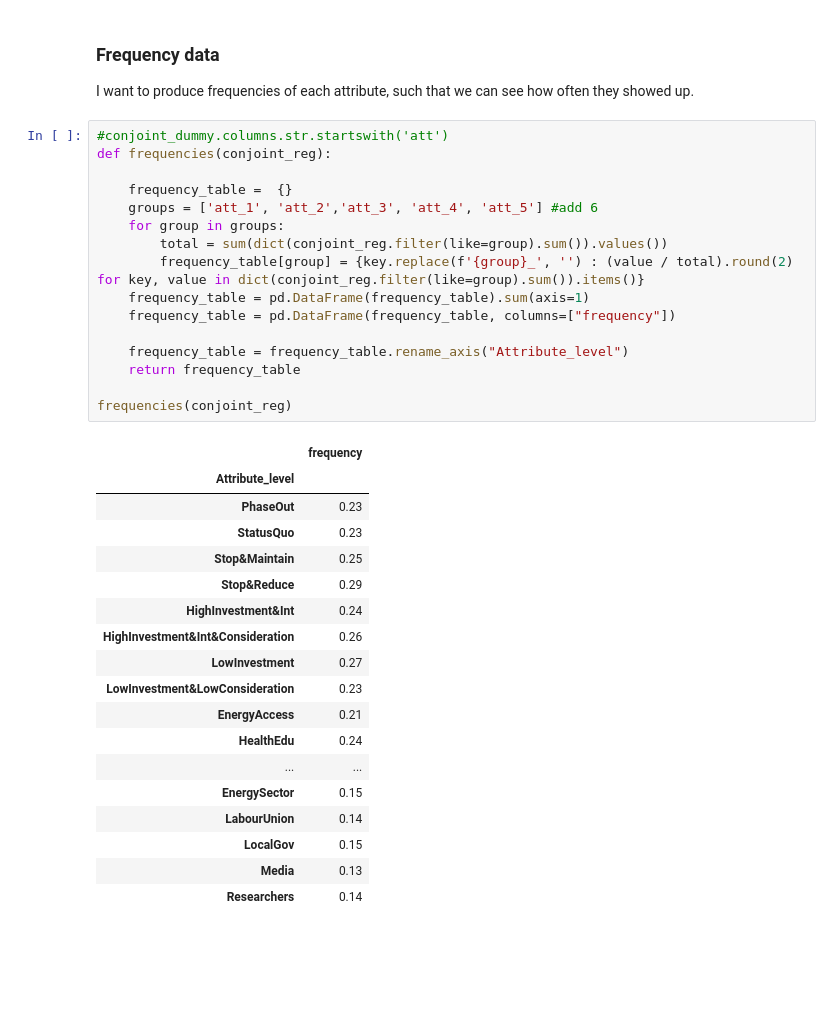
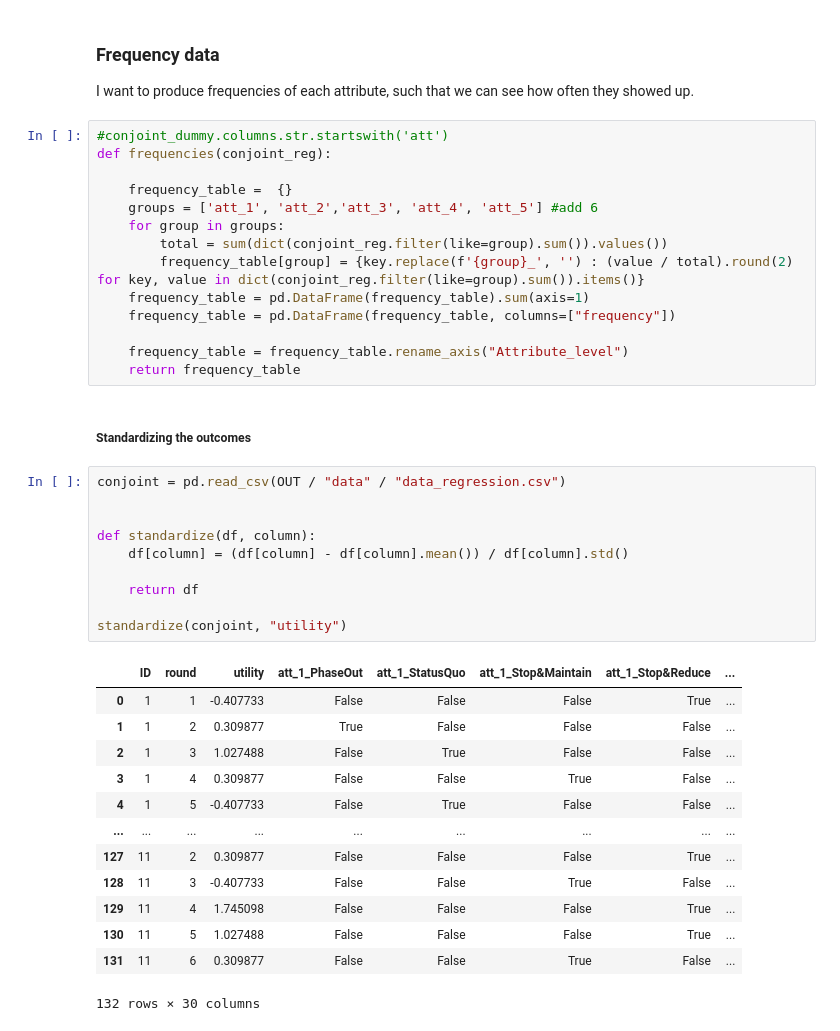
Before and after one commit to sjurlne/Attitudes-Towards-Just-Energy-Transition-Initiatives, a Jupyter notebook: sandbox/sandbox_data_cleaning.ipynb, the cells around one changed output. Cells and saved outputs as stored; diff of their text form; blank space fills up the shorter version.

```diff
--- a/sandbox/sandbox_data_cleaning.ipynb
+++ b/sandbox/sandbox_data_cleaning.ipynb
@@ -177,24 +177,29 @@ def frequencies(conjoint_reg):
 
     frequency_table = frequency_table.rename_axis("Attribute_level")
     return frequency_table
-
-frequencies(conjoint_reg)
-# %% [output]
-|  | frequency |
-| Attribute_level |  |
-| PhaseOut | 0.23 |
-| StatusQuo | 0.23 |
-| Stop&Maintain | 0.25 |
-| Stop&Reduce | 0.29 |
-| HighInvestment&Int | 0.24 |
-| HighInvestment&Int&Consideration | 0.26 |
-| LowInvestment | 0.27 |
-| LowInvestment&LowConsideration | 0.23 |
-| EnergyAccess | 0.21 |
-| HealthEdu | 0.24 |
-| ... | ... |
-| EnergySector | 0.15 |
-| LabourUnion | 0.14 |
-| LocalGov | 0.15 |
-| Media | 0.13 |
-| Researchers | 0.14 |
+# %% [markdown]
+##### Standardizing the outcomes
+# %%
+conjoint = pd.read_csv(OUT / "data" / "data_regression.csv")
+
+
+def standardize(df, column):
+    df[column] = (df[column] - df[column].mean()) / df[column].std()
+
+    return df
+
+standardize(conjoint, "utility")
+# %% [output]
+|  | ID | round | utility | att_1_PhaseOut | att_1_StatusQuo | att_1_Stop&Maintain | att_1_Stop&Reduce | ... |
+| 0 | 1 | 1 | -0.407733 | False | False | False | True | ... |
+| 1 | 1 | 2 | 0.309877 | True | False | False | False | ... |
+| 2 | 1 | 3 | 1.027488 | False | True | False | False | ... |
+| 3 | 1 | 4 | 0.309877 | False | False | True | False | ... |
+| 4 | 1 | 5 | -0.407733 | False | True | False | False | ... |
+| ... | ... | ... | ... | ... | ... | ... | ... | ... |
+| 127 | 11 | 2 | 0.309877 | False | False | False | True | ... |
+| 128 | 11 | 3 | -0.407733 | False | False | True | False | ... |
+| 129 | 11 | 4 | 1.745098 | False | False | False | True | ... |
+| 130 | 11 | 5 | 1.027488 | False | False | False | True | ... |
+| 131 | 11 | 6 | 0.309877 | False | False | True | False | ... |
+132 rows × 30 columns
```
Also changed, not shown: parts of 1 cell of this notebook, 13 other files.
